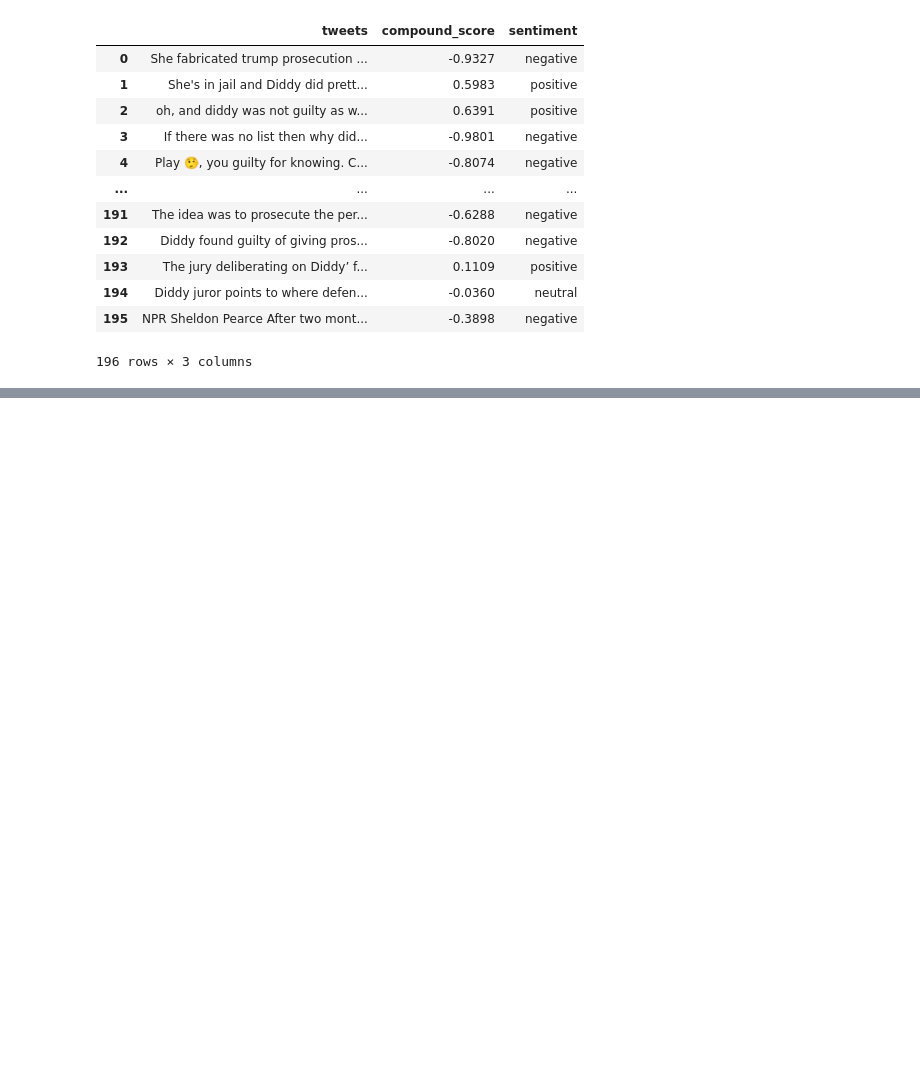
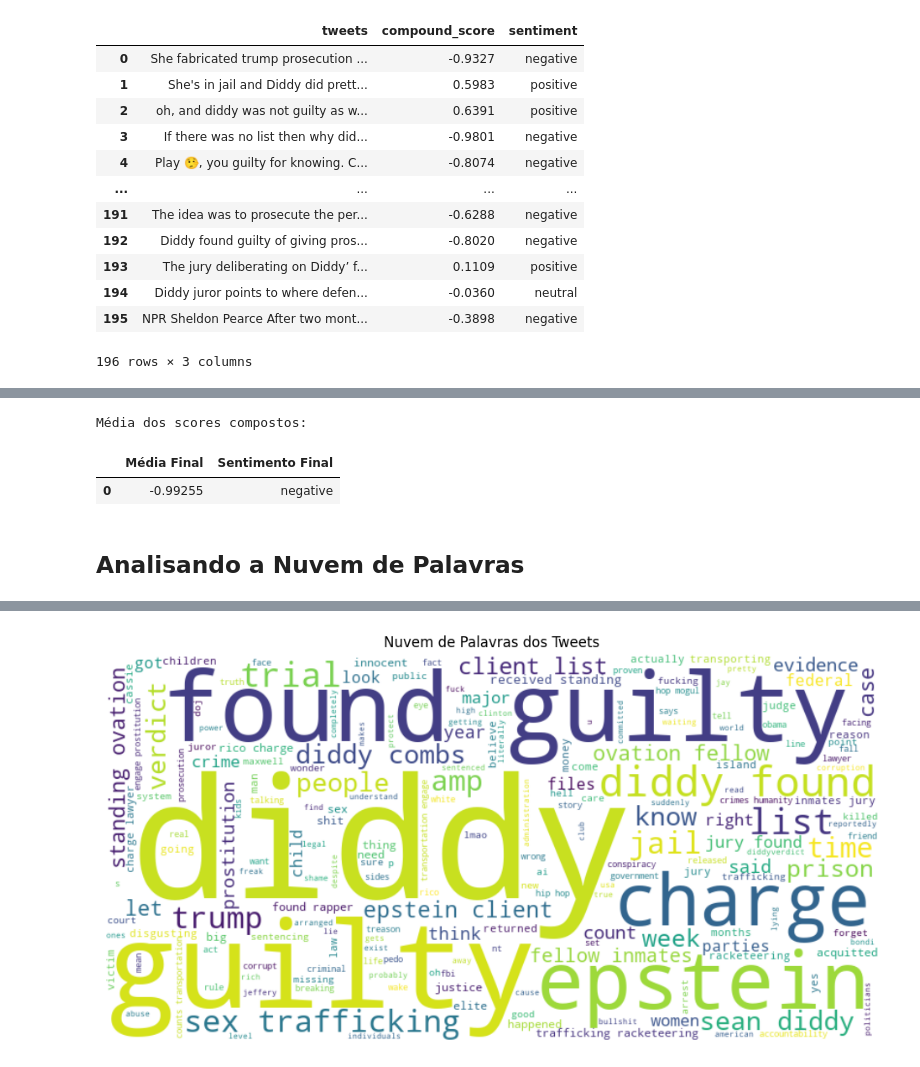
Before and after one commit to meowaax/modelagem-nlp, a Jupyter notebook: processamento/analise_nlp.ipynb, the cells around one changed output, grey strips where cells are left out. Cells and saved outputs as stored; diff of their text form; code cells hidden in the pictures; blank space fills up the shorter version.

Commit message:
Finalizando analises utilizando Spacy e WordCloud

```diff
--- a/processamento/analise_nlp.ipynb
+++ b/processamento/analise_nlp.ipynb
@@ -53,0 +117,19 @@ df[['tweets', 'compound_score', 'sentiment']]
+# %%
+# Calcula a média dos compound_scores
+media_compound = df_articles['compound_score'].mean()
+
+# Cria um DataFrame com essa média
+df_mean_articles = pd.DataFrame({
+    'Média Final': [media_compound],
+    'Sentimento Final': [classificar(media_compound)]
+})
+
+# Exibe o resultado
+print("Média dos scores compostos:")
+display(df_mean_articles)
+# %% [output]
+Média dos scores compostos:
+|  | Média Final | Sentimento Final |
+| 0 | -0.99255 | negative |
+# %% [markdown]
+## Analisando a Nuvem de Palavras
@@ -53,0 +138,30 @@ df[['tweets', 'compound_score', 'sentiment']]
+# %%
+
+import pandas as pd
+import spacy
+from wordcloud import WordCloud
+import matplotlib.pyplot as plt
+
+# Carrega modelo do spaCy
+nlp = spacy.load("en_core_web_sm")
+
+# Garante que há uma coluna de texto
+coluna_texto = df.columns[0] if df.columns[0].lower() in ['text', 'tweets', 'content'] else df.columns[0]
+textos = df[coluna_texto].astype(str).str.cat(sep=' ')
+
+# Processa com spaCy
+doc = nlp(textos.lower())
+
+# Filtra apenas palavras relevantes
+tokens = [token.text for token in doc if token.is_alpha and not token.is_stop]
+# Junta para nuvem de palavras
+texto_filtrado = ' '.join(tokens)
+wordcloud = WordCloud(width=800, height=400, background_color='white', colormap='viridis').generate(texto_filtrado)
+
+# Exibe
+plt.figure(figsize=(12, 6))
+plt.imshow(wordcloud, interpolation='bilinear')
+plt.axis("off")
+plt.title("Nuvem de Palavras dos Tweets")
+plt.show()
+# %% [output]
@@ -53,0 +186 @@ df[['tweets', 'compound_score', 'sentiment']]
+[figure, added]
```
Also changed, not shown: parts of 8 cells of this notebook.
